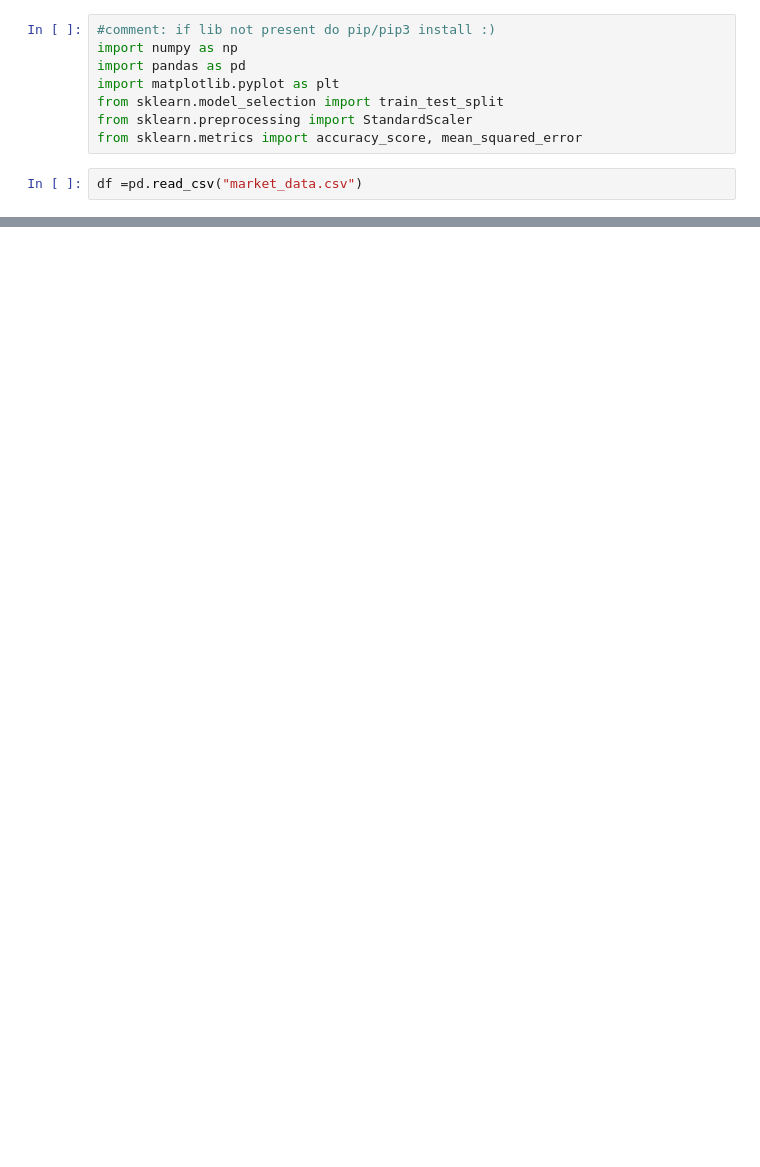
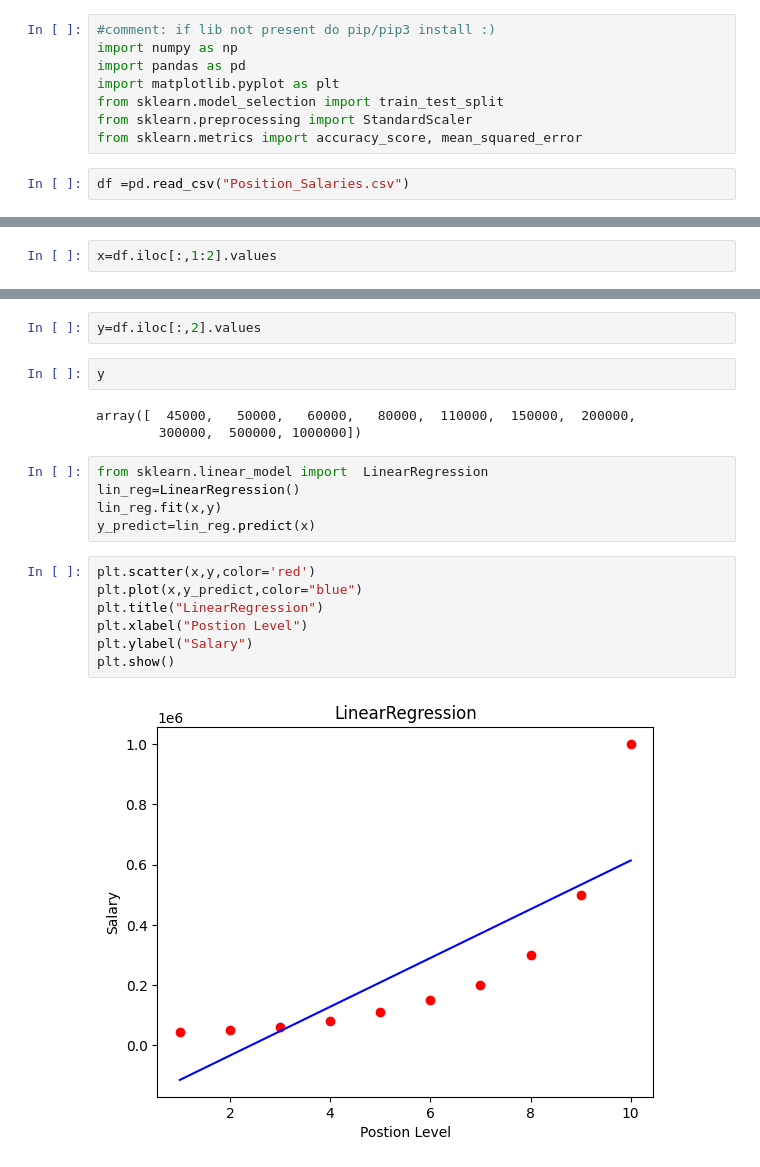
Before and after one commit to RaneemGhalion/Machine_learning_intensive_course, a Jupyter notebook: Lecture_3/Lecture 3.ipynb, the cells around one changed output, grey strips where cells are left out. Saved outputs shown, nothing was run; the diff lists cells and outputs as text; blank space fills up the shorter version.

```diff
--- a/Lecture_3/Lecture 3.ipynb
+++ b/Lecture_3/Lecture 3.ipynb
@@ -7,4 +7,4 @@ from sklearn.model_selection import train_test_split
 from sklearn.preprocessing import StandardScaler
 from sklearn.metrics import accuracy_score, mean_squared_error
 # %%
-df =pd.read_csv("market_data.csv")
+df =pd.read_csv("Position_Salaries.csv")
@@ -12,0 +20,2 @@ FileNotFoundError: [Errno 2] No such file or directory: 'market_data.csv'
+# %%
+x=df.iloc[:,1:2].values
@@ -12,0 +35,21 @@ FileNotFoundError: [Errno 2] No such file or directory: 'market_data.csv'
+# %%
+y=df.iloc[:,2].values
+# %%
+y
+# %% [output]
+array([  45000,   50000,   60000,   80000,  110000,  150000,  200000,
+        300000,  500000, 1000000])
+# %%
+from sklearn.linear_model import  LinearRegression
+lin_reg=LinearRegression()
+lin_reg.fit(x,y)
+y_predict=lin_reg.predict(x)
+# %%
+plt.scatter(x,y,color='red')
+plt.plot(x,y_predict,color="blue")
+plt.title("LinearRegression")
+plt.xlabel("Postion Level")
+plt.ylabel("Salary")
+plt.show()
+# %% [output]
+[figure, added]
```
Also changed, not shown: parts of 11 cells of this notebook, 14 other files.
